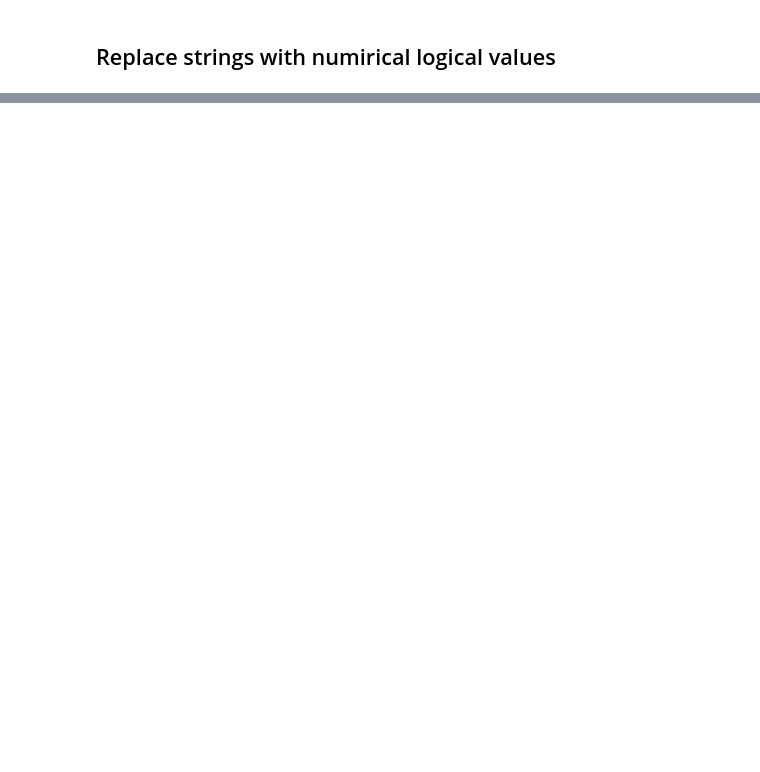
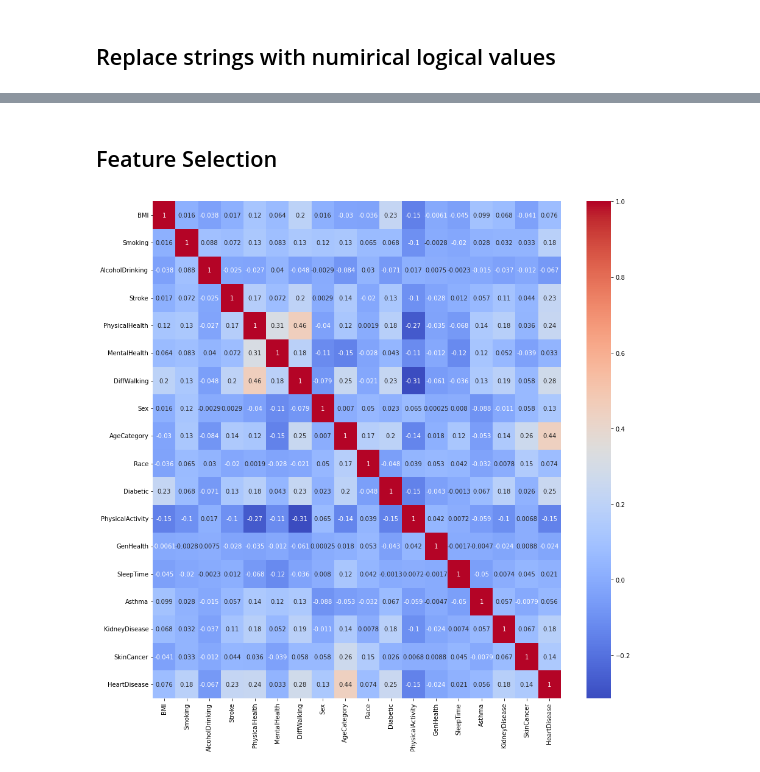
Before and after one commit to AH-HESHAM/Heart-Disease-Detection, a Jupyter notebook: Heart_diseasse_detection.ipynb, the cells around one changed output, grey strips where cells are left out. Drawn from its saved outputs; the diff is of its cells as text; code cells hidden in the pictures; blank space fills up the shorter version.

Commit message:
Outlier treatment/Feature selection/undersampling

```diff
--- a/Heart_diseasse_detection.ipynb
+++ b/Heart_diseasse_detection.ipynb
@@ -125,0 +215,9 @@ array(['Very good', 'Fair', 'Good', 'Poor', 'Excellent'], dtype=object)
+# %%
+X = data_set.drop('HeartDisease', axis=1)
+y = data_set['HeartDisease']
+# %%
+rus = RandomUnderSampler(random_state=42)
+X_resampled, y_resampled = rus.fit_resample(X, y)
+# %%
+data_set = pd.concat([X_resampled, y_resampled], axis="columns")
+data_set.head()
@@ -126,11 +231,11 @@ array(['Very good', 'Fair', 'Good', 'Poor', 'Excellent'], dtype=object)
 # %%
-# replacing code here
-data_set["Sex"] = data_set["Sex"].replace({"Male": 1, "Female": 0})
-columns_to_convert = ["HeartDisease", "Smoking", "AlcoholDrinking", "DiffWalking", "Diabetic", "PhysicalActivity", "Asthma", "KidneyDisease", "SkinCancer", "Stroke"]
-for column in columns_to_convert:
-    data_set[column] = data_set[column].replace({"Yes": 1, "No": 0})
-data_set["Male"] = data_set["Sex"]
-data_set["Female"] = 1 - data_set["Sex"]
-data_set = data_set.drop(columns=["Sex", "Race"])
-data_set['GenHealth'] = data_set['GenHealth'].replace({"Excellent": 5, "Very good": 4, "Good": 3, "Fair": 2,"Poor":1 })
-data_set.head()
+# # replacing code here
+# data_set["Sex"] = data_set["Sex"].replace({"Male": 1, "Female": 0})
+# columns_to_convert = ["HeartDisease", "Smoking", "AlcoholDrinking", "DiffWalking", "Diabetic", "PhysicalActivity", "Asthma", "KidneyDisease", "SkinCancer", "Stroke"]
+# for column in columns_to_convert:
+#     data_set[column] = data_set[column].replace({"Yes": 1, "No": 0})
+# data_set["Male"] = data_set["Sex"]
+# data_set["Female"] = 1 - data_set["Sex"]
+# data_set = data_set.drop(columns=["Sex", "Race"])
+# data_set['GenHealth'] = data_set['GenHealth'].replace({"Excellent": 5, "Very good": 4, "Good": 3, "Fair": 2,"Poor":1 })
+# data_set.head()
@@ -143,0 +258,9 @@ data_set.head()
+# %% [markdown]
+## Feature Selection
+# %%
+plt.figure(figsize=(15, 15))
+correlation_matrix = data_set.corr()
+heatmap =sns.heatmap(correlation_matrix, annot=True, cmap='coolwarm')
+plt.show()
+# %% [output]
+[figure, added]
```
Also changed, not shown: parts of 27 cells of this notebook.
